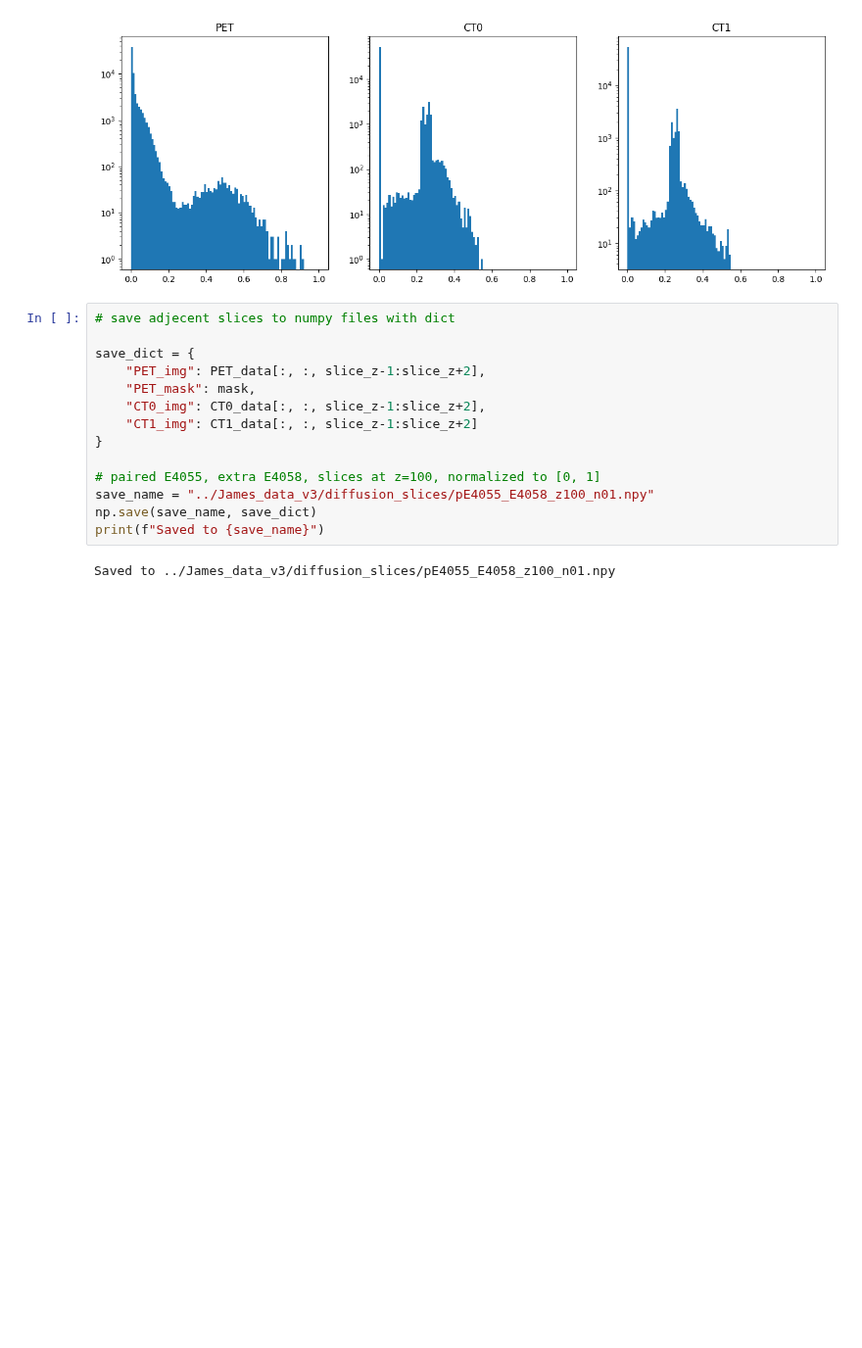
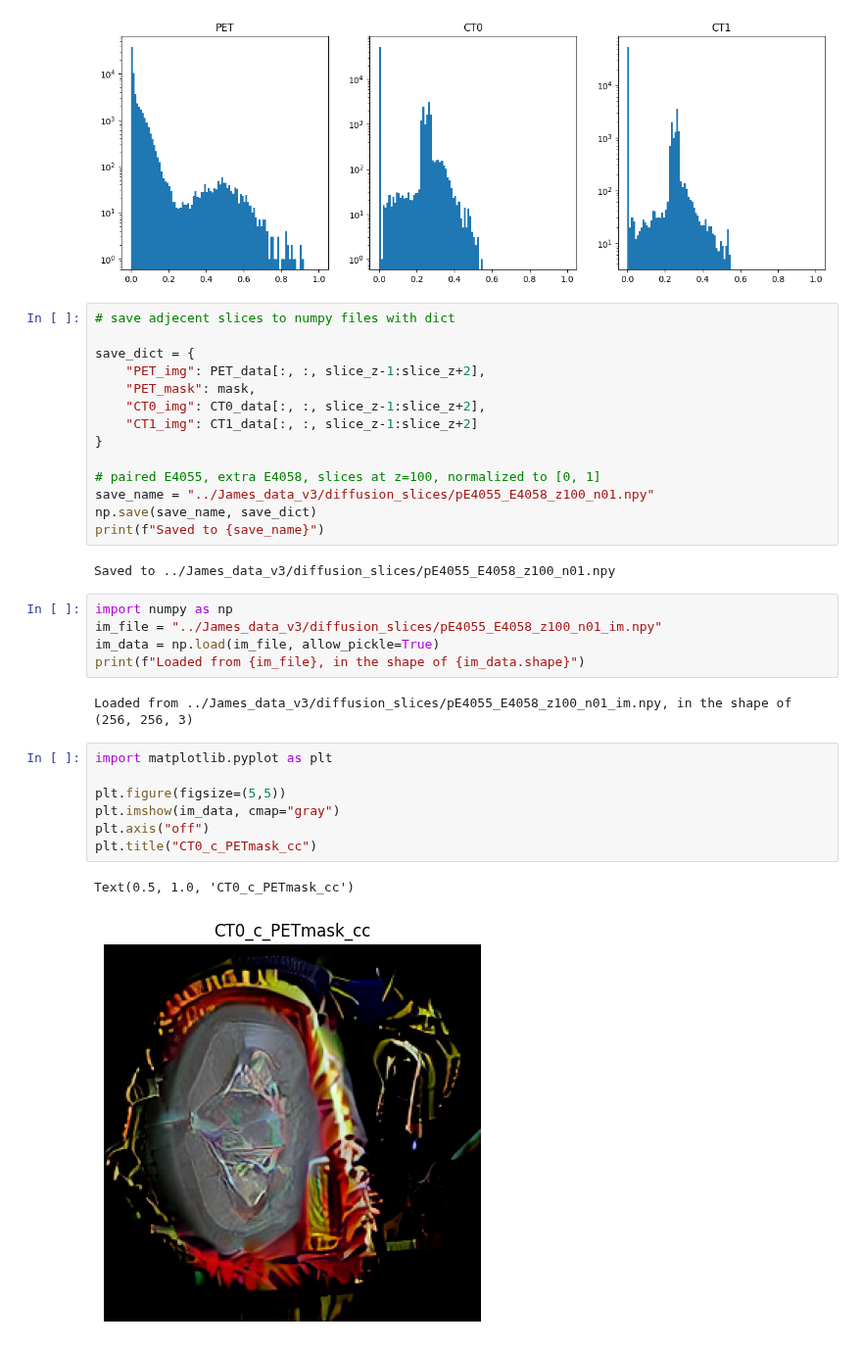
Before and after one commit to WeijieChen2017/SharkSeagrass, a Jupyter notebook: diffusion_ldm_data_gen.ipynb, the cells around one changed output. Shown at 98% size. Drawn from its saved outputs; the diff is of its cells as text; blank space fills up the shorter version.

```diff
--- a/diffusion_ldm_data_gen.ipynb
+++ b/diffusion_ldm_data_gen.ipynb
@@ -99,3 +99,20 @@ np.save(save_name, save_dict)
 print(f"Saved to {save_name}")
 # %% [output]
 Saved to ../James_data_v3/diffusion_slices/pE4055_E4058_z100_n01.npy
+# %%
+import numpy as np
+im_file = "../James_data_v3/diffusion_slices/pE4055_E4058_z100_n01_im.npy"
+im_data = np.load(im_file, allow_pickle=True)
+print(f"Loaded from {im_file}, in the shape of {im_data.shape}")
+# %% [output]
+Loaded from ../James_data_v3/diffusion_slices/pE4055_E4058_z100_n01_im.npy, in the shape of (256, 256, 3)
+# %%
+import matplotlib.pyplot as plt
+
+plt.figure(figsize=(5,5))
+plt.imshow(im_data, cmap="gray")
+plt.axis("off")
+plt.title("CT0_c_PETmask_cc")
+# %% [output]
+Text(0.5, 1.0, 'CT0_c_PETmask_cc')
+[figure, added]
```
Also changed, not shown: parts of 3 cells of this notebook, 1 other file.
